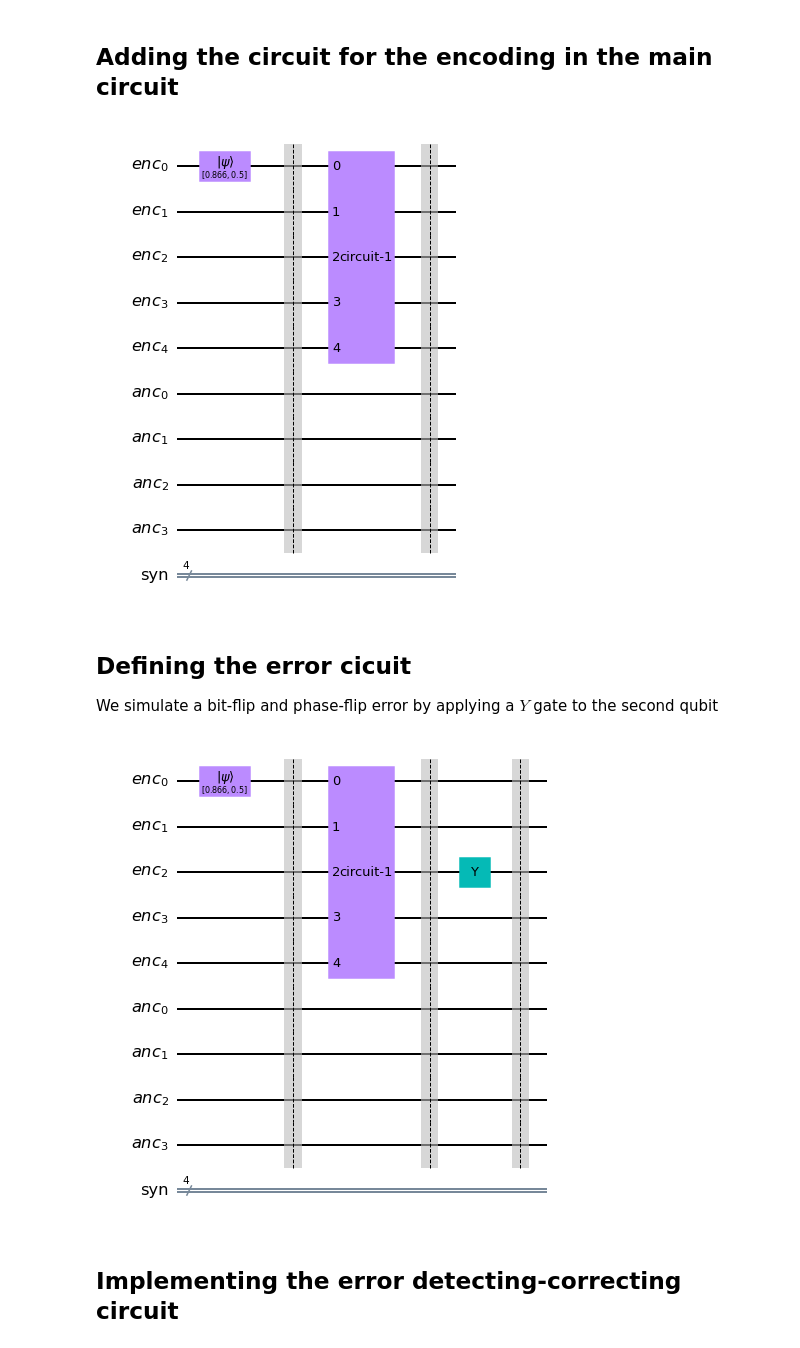
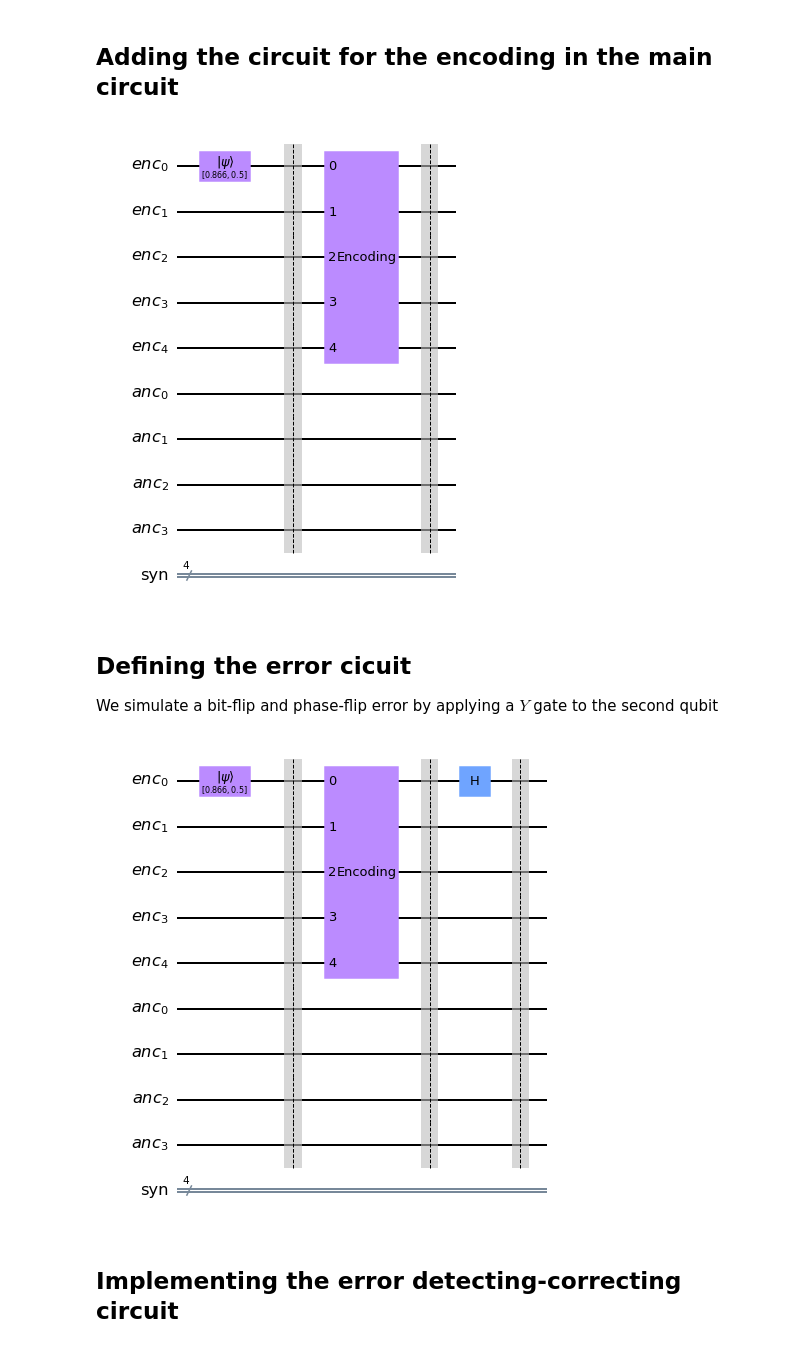
Before and after one commit to DiegoArcelli/Quantum-Error-Correction-Report, a Jupyter notebook: code/five_qubit_code.ipynb, the cells around one changed output. Saved outputs shown, nothing was run; the diff lists cells and outputs as text; code cells hidden in the pictures.

```diff
--- a/code/five_qubit_code.ipynb
+++ b/code/five_qubit_code.ipynb
@@ -48,7 +48,7 @@ qc.draw(output="mpl")
 The following cirucits produces the required encoding.
 # %%
 q_enc_t = QuantumRegister(5, "enc")
-qc_encoding = QuantumCircuit(q_enc_t)
+qc_encoding = QuantumCircuit(q_enc_t, name="Encoding")
 
 qc_encoding.z(q_enc_t[0])
 qc_encoding.h(q_enc_t[0])
@@ -92,19 +92,20 @@ qc.append(qc_encoding, [q_enc[0], q_enc[1], q_enc[2], q_enc[3], q_enc[4]])
 qc.barrier()
 qc.draw("mpl")
 # %% [output]
-[figure, old version]
+[figure, new version]
 # %% [markdown]
 ## Defining the error cicuit
 
 We simulate a bit-flip and phase-flip error by applying a $Y$ gate to the second qubit
 # %%
-qc.y(q_enc[2])
+#qc.y(q_enc[2])
+qc.h(q_enc[0])
 
 qc.barrier()
 
 qc.draw(output="mpl")
 # %% [output]
-[figure, old version]
+[figure, new version]
 # %% [markdown]
 ## Implementing the error detecting-correcting circuit
 # %%
```
Also changed, not shown: parts of 5 cells of this notebook, 3 other files.
